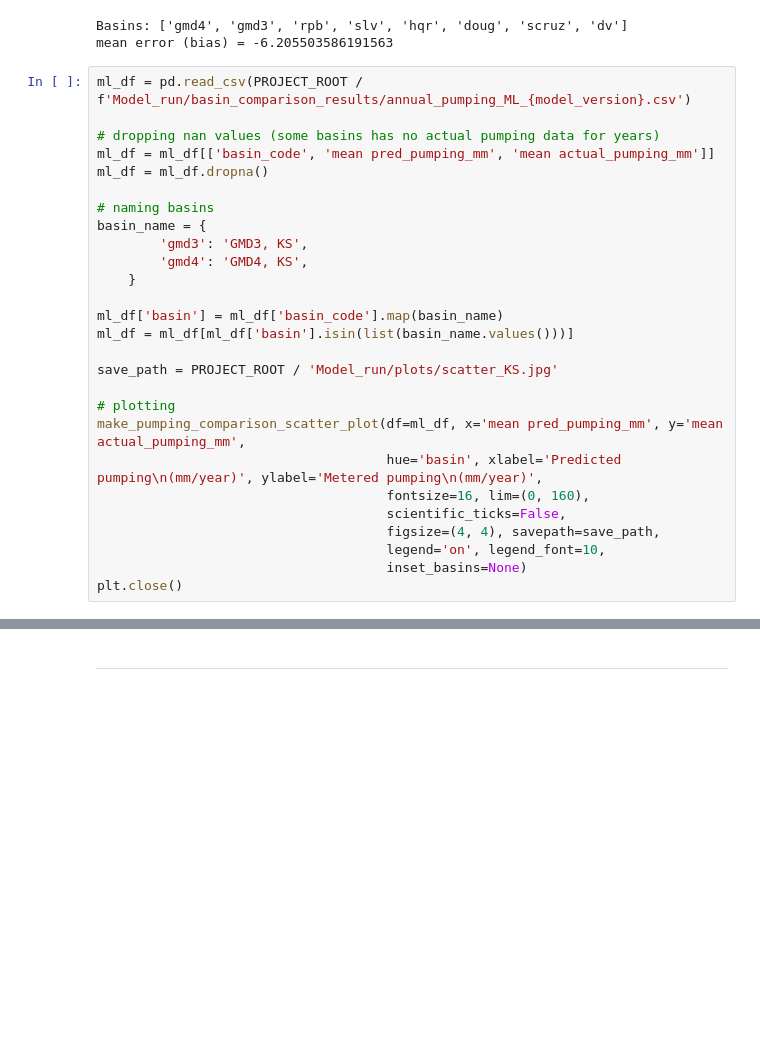
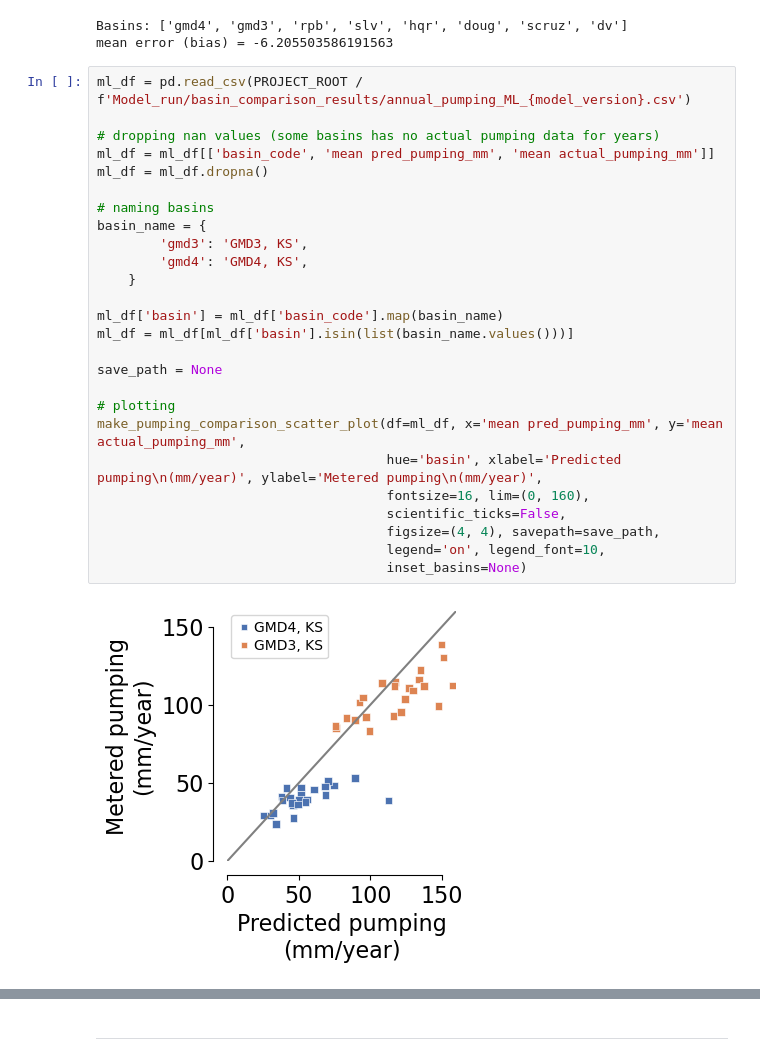
Before and after one commit to mdfahimhasan/WestUS_pumping, a Jupyter notebook: Codes/results_analysis/comparison_basinScale.ipynb, the cells around one changed output, grey strips where cells are left out. Drawn from its saved outputs; the diff is of its cells as text; blank space fills up the shorter version.

```diff
--- a/Codes/results_analysis/comparison_basinScale.ipynb
+++ b/Codes/results_analysis/comparison_basinScale.ipynb
@@ -74,30 +73,31 @@ mean error (bias) = -6.205503586191563
 # %%
 ml_df = pd.read_csv(PROJECT_ROOT / f'Model_run/basin_comparison_results/annual_pumping_ML_{model_version}.csv')
 
 # dropping nan values (some basins has no actual pumping data for years)
 ml_df = ml_df[['basin_code', 'mean pred_pumping_mm', 'mean actual_pumping_mm']]
 ml_df = ml_df.dropna()
 
 # naming basins
 basin_name = {
         'gmd3': 'GMD3, KS',
         'gmd4': 'GMD4, KS',
     }
 
 ml_df['basin'] = ml_df['basin_code'].map(basin_name)
 ml_df = ml_df[ml_df['basin'].isin(list(basin_name.values()))]
 
-save_path = PROJECT_ROOT / 'Model_run/plots/scatter_KS.jpg'
+save_path = None
 
 # plotting
 make_pumping_comparison_scatter_plot(df=ml_df, x='mean pred_pumping_mm', y='mean actual_pumping_mm',
                                      hue='basin', xlabel='Predicted pumping\n(mm/year)', ylabel='Metered pumping\n(mm/year)',
                                      fontsize=16, lim=(0, 160),
                                      scientific_ticks=False,
                                      figsize=(4, 4), savepath=save_path,
                                      legend='on', legend_font=10,
                                      inset_basins=None)
-plt.close()
+# %% [output]
+[figure, added]
 # %%
 ml_df = pd.read_csv(PROJECT_ROOT / f'Model_run/basin_comparison_results/annual_pumping_ML_{model_version}.csv')
 
```
Also changed, not shown: parts of 18 cells of this notebook, 2 other files.
